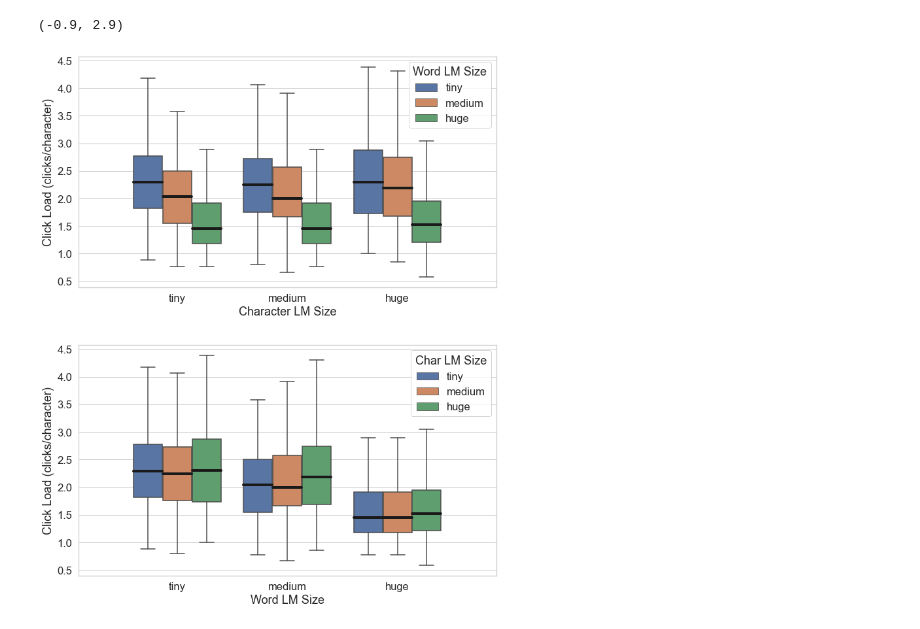
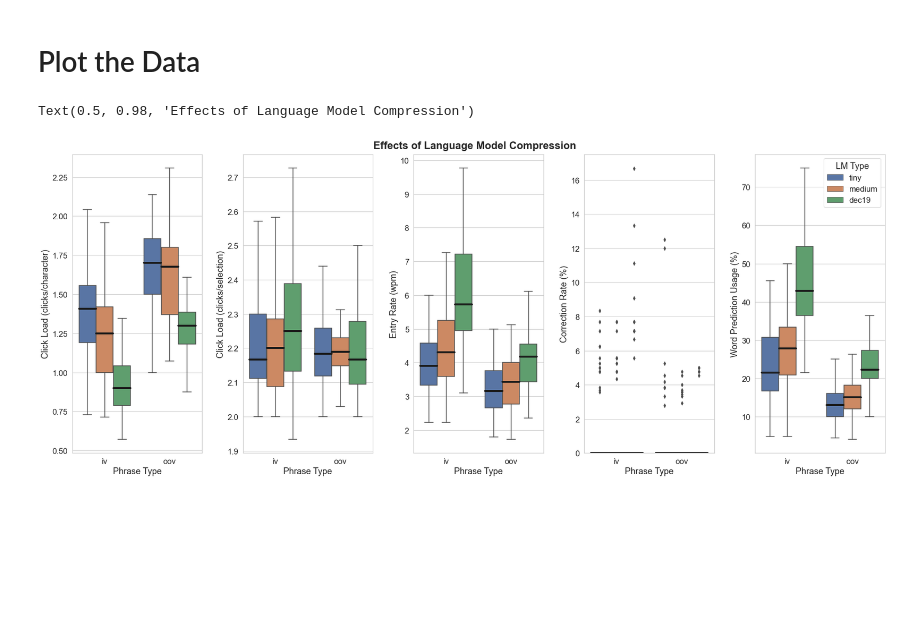
Before and after one commit to nbonaker/Nomon-Simulation, a Jupyter notebook: Nomon_Simulation/simulations/language_model_compression/data_load.ipynb, the cells around one changed output. Cells and saved outputs as stored; diff of their text form; code cells hidden in the pictures; blank space fills up the shorter version.

```diff
--- a/Nomon_Simulation/simulations/language_model_compression/data_load.ipynb
+++ b/Nomon_Simulation/simulations/language_model_compression/data_load.ipynb
@@ -52,18 +50,0 @@ phrase_df.tail()
-# %%
-# setup and format a double figure for the plots
-fig, axes = plt.subplots(1,3, figsize=(17, 7))
-fig.tight_layout()
-sns.set_context("paper")
-sns.set(font_scale=1.5)
-sns.set_style("whitegrid")
-
-plot_df = phrase_df.loc[phrase_df["char_lm_type"] == phrase_df['word_lm_type']]
-
-# # plot the data as boxplots
-hue_order = ['tiny', 'medium', 'huge', "huge (no prior)"]
-sns.boxplot(data=plot_df, x="Phrase Type", y="Word Prediction Usage (%)", hue="char_lm_type", hue_order=hue_order, showfliers=False, medianprops={"color": "k", "linewidth": 4}, ax=axes[0])
-sns.boxplot(data=plot_df, x="Phrase Type", y="Click Load (clicks/character)", hue="char_lm_type", hue_order=hue_order, showfliers=False, medianprops={"color": "k", "linewidth": 4}, ax=axes[1])
-sns.boxplot(data=plot_df, x="Phrase Type", y="Entry Rate (wpm)", hue="char_lm_type", hue_order=hue_order, showfliers=False, medianprops={"color": "k", "linewidth": 4}, ax=axes[2])
-axes[0].get_legend().remove()
-axes[1].get_legend().remove()
-axes[2].get_legend().set_title("LM Size")
@@ -72,28 +51,40 @@ axes[2].get_legend().set_title("LM Size")
+# %% [markdown]
+# Plot the Data
 # %%
 # setup and format a double figure for the plots
-fig, axes = plt.subplots(2, 1, figsize=(12, 12))
-fig.tight_layout()
-fig.subplots_adjust(hspace = 0.25, right=0.8)
+fig, axes = plt.subplots(1, 5, figsize=(25, 10))
+fig.tight_layout(pad=2)
+sns.set_context("paper")
+sns.set(font_scale=1.5)
+sns.set_style("whitegrid")
 
 sns.set_context("paper")
 sns.set(font_scale=1.5)
 sns.set_style("whitegrid")
 
 # plot the data as boxplots
-# plot_df = phrase_df[phrase_df["Phrase Type"] == "oov"]
 plot_df = phrase_df
-hue_order = ['tiny', 'medium', 'huge']
-sns.boxplot(data=plot_df, x="char_lm_type", y="Click Load (clicks/character)", hue="word_lm_type", hue_order=hue_order, order=hue_order, showfliers=False, medianprops={"color": "k", "linewidth": 4}, ax=axes[0])
-sns.boxplot(data=plot_df, x="word_lm_type", y="Click Load (clicks/character)", hue="char_lm_type", hue_order=hue_order, order=hue_order, showfliers=False, medianprops={"color": "k", "linewidth": 4}, ax=axes[1])
 
-axes[0].set_xlabel("Character LM Size")
-axes[0].get_legend().set_title("Word LM Size")
+dep_vars = ["Click Load (clicks/character)", "Click Load (clicks/selection)", "Entry Rate (wpm)", "Correction Rate (%)", "Word Prediction Usage (%)"]
+for col_num, dep_var in enumerate(dep_vars):
+    cur_ax = axes[col_num]
+    hue_order = ['tiny', 'medium', 'dec19']
 
-axes[1].set_xlabel("Word LM Size")
-axes[1].get_legend().set_title("Char LM Size")
+    sns.boxplot(data=plot_df, x="Phrase Type", y=dep_var,
+                hue="word_lm_type", hue_order=hue_order, order=["iv", "oov"],
+                showfliers=dep_var == "Correction Rate (%)",
+                medianprops={"color": "k", "linewidth": 4}, ax=cur_ax)
 
-axes[0].set_xlim(-0.9, 2.9)
-axes[1].set_xlim(-0.9, 2.9)
+    if dep_var == "Correction Rate (%)":
+        cur_ymax = cur_ax.get_ylim()[1]
+        cur_ax.set_ylim(0, max(10, cur_ymax))
+
+    if col_num != 4:
+        cur_ax.get_legend().remove()
+    else:
+        cur_ax.legend(loc=1)
+        cur_ax.get_legend().set_title("LM Type")
+fig.suptitle("Effects of Language Model Compression", fontsize="large", fontweight="bold")
 # %% [output]
-(-0.9, 2.9)
+Text(0.5, 0.98, 'Effects of Language Model Compression')
-[figure, old version]
+[figure, new version]
```
Also changed, not shown: parts of 3 cells of this notebook, 19 other files.
